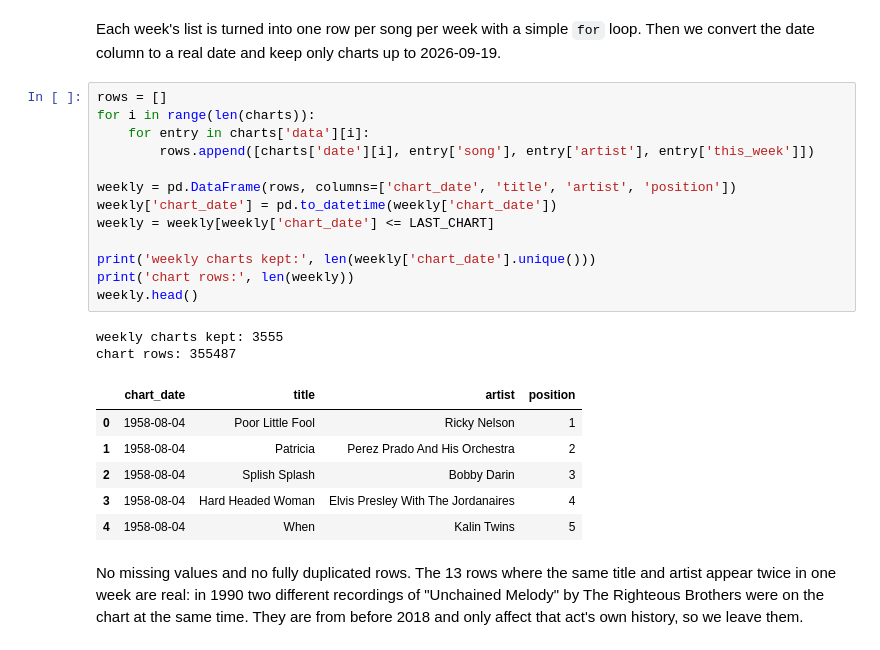
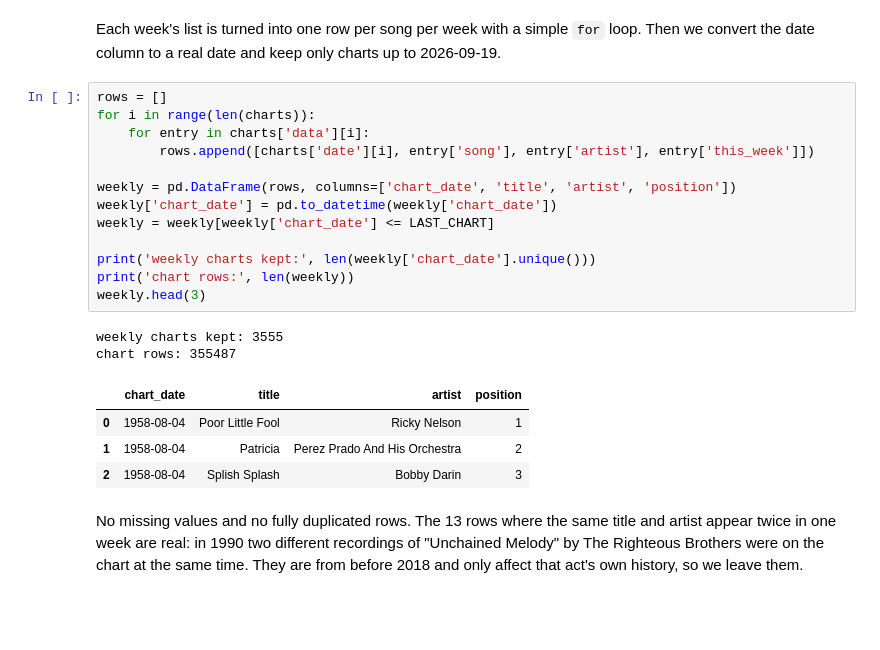
Before and after one commit to otawfik/billboard-top10, a Jupyter notebook: A05-Billboard-Top-10-Or-Not.ipynb, the cells around one changed output. Cells and saved outputs as stored; diff of their text form; blank space fills up the shorter version.

```diff
--- a/A05-Billboard-Top-10-Or-Not.ipynb
+++ b/A05-Billboard-Top-10-Or-Not.ipynb
@@ -154,25 +174,23 @@ we convert the date column to a real date and keep only charts up to 2026-09-19.
 # %%
 rows = []
 for i in range(len(charts)):
     for entry in charts['data'][i]:
         rows.append([charts['date'][i], entry['song'], entry['artist'], entry['this_week']])
 
 weekly = pd.DataFrame(rows, columns=['chart_date', 'title', 'artist', 'position'])
 weekly['chart_date'] = pd.to_datetime(weekly['chart_date'])
 weekly = weekly[weekly['chart_date'] <= LAST_CHART]
 
 print('weekly charts kept:', len(weekly['chart_date'].unique()))
 print('chart rows:', len(weekly))
-weekly.head()
+weekly.head(3)
 # %% [output]
 weekly charts kept: 3555
 chart rows: 355487
 |  | chart_date | title | artist | position |
 | 0 | 1958-08-04 | Poor Little Fool | Ricky Nelson | 1 |
 | 1 | 1958-08-04 | Patricia | Perez Prado And His Orchestra | 2 |
 | 2 | 1958-08-04 | Splish Splash | Bobby Darin | 3 |
-| 3 | 1958-08-04 | Hard Headed Woman | Elvis Presley With The Jordanaires | 4 |
-| 4 | 1958-08-04 | When | Kalin Twins | 5 |
 # %% [markdown]
 No missing values and no fully duplicated rows. The 13 rows where the same title and artist
 appear twice in one week are real: in 1990 two different recordings of "Unchained Melody"
```
Also changed, not shown: parts of 125 cells of this notebook, 2 other files.
